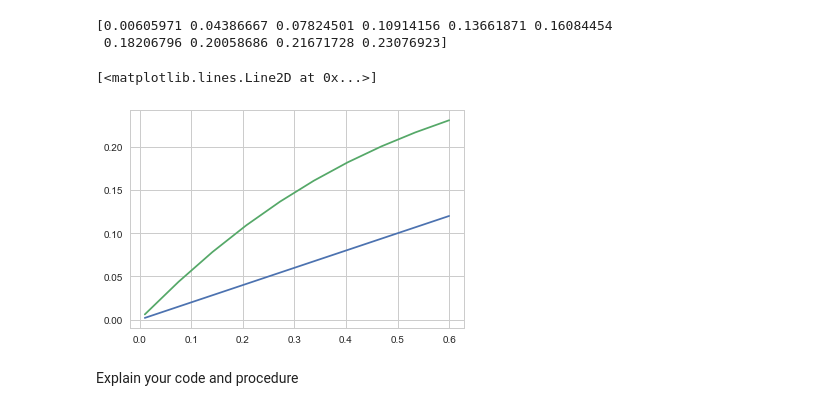
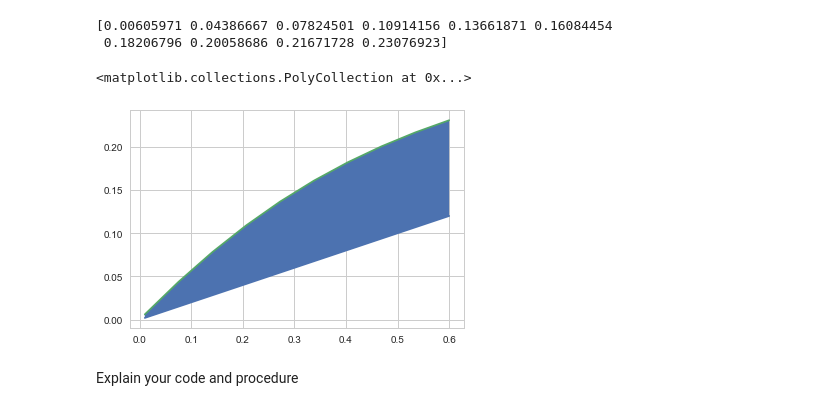
Before and after one commit to Morsing96/Introduction-to-Programming, a Jupyter notebook: inauguralproject/inauguralproject.ipynb, the cells around one changed output. Drawn from its saved outputs; the diff is of its cells as text; code cells hidden in the pictures.

```diff
--- a/inauguralproject/inauguralproject.ipynb
+++ b/inauguralproject/inauguralproject.ipynb
@@ -178,12 +181,13 @@ print(pi_vector)
 # %%
 """figure"""
 fig = plt.figure()
 ax = fig.add_subplot(1,1,1)
 ax.plot(q_vector,premium_pi)
 ax.plot(q_vector,pi_vector)
+ax.fill_between(q_vector,pi_vector,premium_pi)
 # %% [output]
-[<matplotlib.lines.Line2D at 0x...>]
+<matplotlib.collections.PolyCollection at 0x...>
-[figure, old version]
+[figure, new version]
 # %% [markdown]
 Explain your code and procedure
 # %% [markdown]
```
Also changed, not shown: parts of 5 cells of this notebook.
